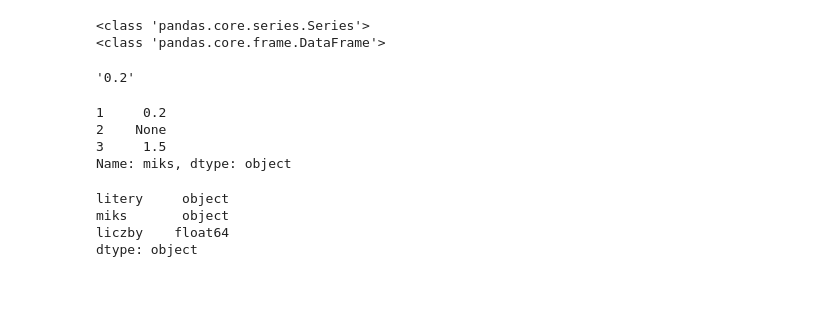
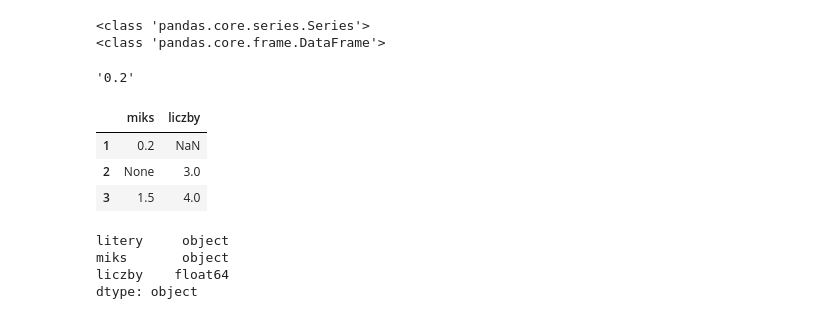
Before and after one commit to wosiu/ML-workshop, a Jupyter notebook: Seminarium.ipynb, the cells around one changed output. Saved outputs shown, nothing was run; the diff lists cells and outputs as text; code cells hidden in the pictures; blank space fills up the shorter version.

```diff
--- a/Seminarium.ipynb
+++ b/Seminarium.ipynb
@@ -78,12 +78,12 @@ df.at[1, 'miks']
 # %% [output]
 '0.2'
 # %%
-df.loc[1:3,'miks']
+df.loc[1:3,'miks':]
 # %% [output]
-1     0.2
-2    None
-3     1.5
-Name: miks, dtype: object
+|  | miks | liczby |
+| 1 | 0.2 | NaN |
+| 2 | None | 3.0 |
+| 3 | 1.5 | 4.0 |
 # %%
 print(df.dtypes)
 # %% [output]
```
Also changed, not shown: parts of 8 cells of this notebook.
